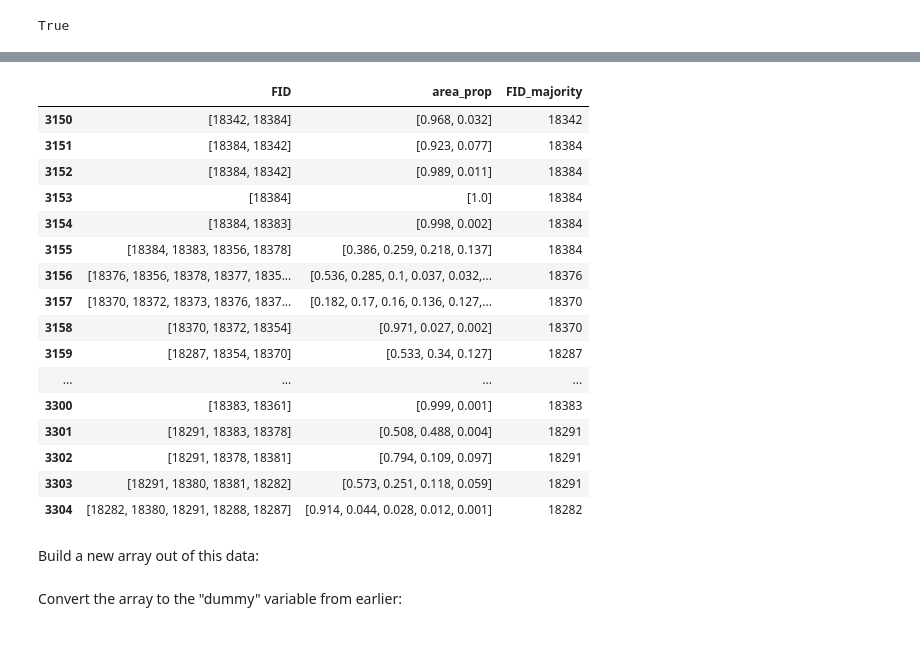
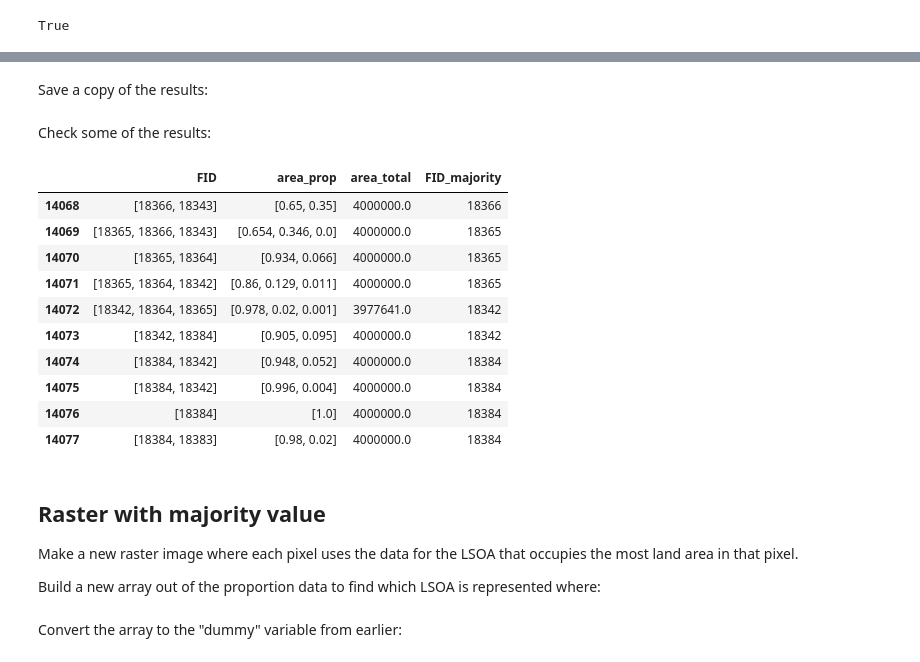
Before and after one commit to samuel-book/geography_data, a Jupyter notebook: geojson/rasterise_geojson.ipynb, the cells around one changed output, grey strips where cells are left out. Cells and saved outputs as stored; diff of their text form; code cells hidden in the pictures.

Commit message:
New careful raster conversion

```diff
--- a/geojson/rasterise_geojson.ipynb
+++ b/geojson/rasterise_geojson.ipynb
@@ -163,0 +119,14 @@ def make_raster_from_vectors(
+# %%
+extent = [
+    transform_dict['xmin'],
+    transform_dict['im_xmax'],
+    transform_dict['im_ymin'],
+    transform_dict['ymax'],
+]
+
+# Define the middle coordinates of each pixel
+# for checking that the plotted pixels line up as expected.
+x_mids = np.arange(extent[0] + transform_dict['pixel_size'] * 0.5, extent[1],
+                   transform_dict['pixel_size'])
+y_mids = np.arange(extent[3] - transform_dict['pixel_size'] * 0.5, extent[2],
+                   -transform_dict['pixel_size'])
@@ -166,3 +179,0 @@ def make_raster_from_vectors(
-# %%
-gdf = gdf_lsoa[gdf_lsoa['ISDN'] == 'Devon, Cornwall and Isles of Scilly']
-gdf = gdf.dissolve(by='FID')
@@ -198,5 +204,5 @@ plt.show()
 # %%
-raster_sw = make_raster_from_vectors(
+raster_rasterio = make_raster_from_vectors(
     gdf['geometry'],
     gdf['dummy'],
     transform_dict['height'],
@@ -216,10 +219,0 @@ All values are integers so expect that the rasterisation is just assigning one L
-# %%
-extent = [
-    transform_dict['xmin'], #- 0.5 * transform_dict['pixel_size'],
-    transform_dict['im_xmax'], # + 0.5 * transform_dict['pixel_size'],
-    transform_dict['ymin'], # - 0.5 * transform_dict['pixel_size'],
-    transform_dict['im_ymax'], # + 0.5 * transform_dict['pixel_size'],
-]
-
-x_mids = np.arange(extent[0] + transform_dict['pixel_size'] * 0.5, extent[1], transform_dict['pixel_size'])
-y_mids = np.arange(extent[2] + transform_dict['pixel_size'] * 0.5, extent[3], transform_dict['pixel_size'])
@@ -317,0 +287,2 @@ df_props['FID_majority'] = [f[0] for f in df_props['FID'].tolist()]
+# %% [markdown]
+Save a copy of the results:
@@ -318,23 +291,23 @@ df_props['FID_majority'] = [f[0] for f in df_props['FID'].tolist()]
+# %% [markdown]
+Check some of the results:
 # %%
-df_props[200:250]
+df_props[210:220]
 # %% [output]
-|  | FID | area_prop | FID_majority |
-| 3150 | [18342, 18384] | [0.968, 0.032] | 18342 |
-| 3151 | [18384, 18342] | [0.923, 0.077] | 18384 |
-| 3152 | [18384, 18342] | [0.989, 0.011] | 18384 |
-| 3153 | [18384] | [1.0] | 18384 |
-| 3154 | [18384, 18383] | [0.998, 0.002] | 18384 |
-| 3155 | [18384, 18383, 18356, 18378] | [0.386, 0.259, 0.218, 0.137] | 18384 |
-| 3156 | [18376, 18356, 18378, 18377, 1835... | [0.536, 0.285, 0.1, 0.037, 0.032,... | 18376 |
-| 3157 | [18370, 18372, 18373, 18376, 1837... | [0.182, 0.17, 0.16, 0.136, 0.127,... | 18370 |
-| 3158 | [18370, 18372, 18354] | [0.971, 0.027, 0.002] | 18370 |
-| 3159 | [18287, 18354, 18370] | [0.533, 0.34, 0.127] | 18287 |
-| ... | ... | ... | ... |
-| 3300 | [18383, 18361] | [0.999, 0.001] | 18383 |
-| 3301 | [18291, 18383, 18378] | [0.508, 0.488, 0.004] | 18291 |
-| 3302 | [18291, 18378, 18381] | [0.794, 0.109, 0.097] | 18291 |
-| 3303 | [18291, 18380, 18381, 18282] | [0.573, 0.251, 0.118, 0.059] | 18291 |
-| 3304 | [18282, 18380, 18291, 18288, 18287] | [0.914, 0.044, 0.028, 0.012, 0.001] | 18282 |
+|  | FID | area_prop | area_total | FID_majority |
+| 14068 | [18366, 18343] | [0.65, 0.35] | 4000000.0 | 18366 |
+| 14069 | [18365, 18366, 18343] | [0.654, 0.346, 0.0] | 4000000.0 | 18365 |
+| 14070 | [18365, 18364] | [0.934, 0.066] | 4000000.0 | 18365 |
+| 14071 | [18365, 18364, 18342] | [0.86, 0.129, 0.011] | 4000000.0 | 18365 |
+| 14072 | [18342, 18364, 18365] | [0.978, 0.02, 0.001] | 3977641.0 | 18342 |
+| 14073 | [18342, 18384] | [0.905, 0.095] | 4000000.0 | 18342 |
+| 14074 | [18384, 18342] | [0.948, 0.052] | 4000000.0 | 18384 |
+| 14075 | [18384, 18342] | [0.996, 0.004] | 4000000.0 | 18384 |
+| 14076 | [18384] | [1.0] | 4000000.0 | 18384 |
+| 14077 | [18384, 18383] | [0.98, 0.02] | 4000000.0 | 18384 |
 # %% [markdown]
-Build a new array out of this data:
+## Raster with majority value
+
+Make a new raster image where each pixel uses the data for the LSOA that occupies the most land area in that pixel.
+
+Build a new array out of the proportion data to find which LSOA is represented where:
 # %%
```
Also changed, not shown: parts of 61 cells of this notebook.
